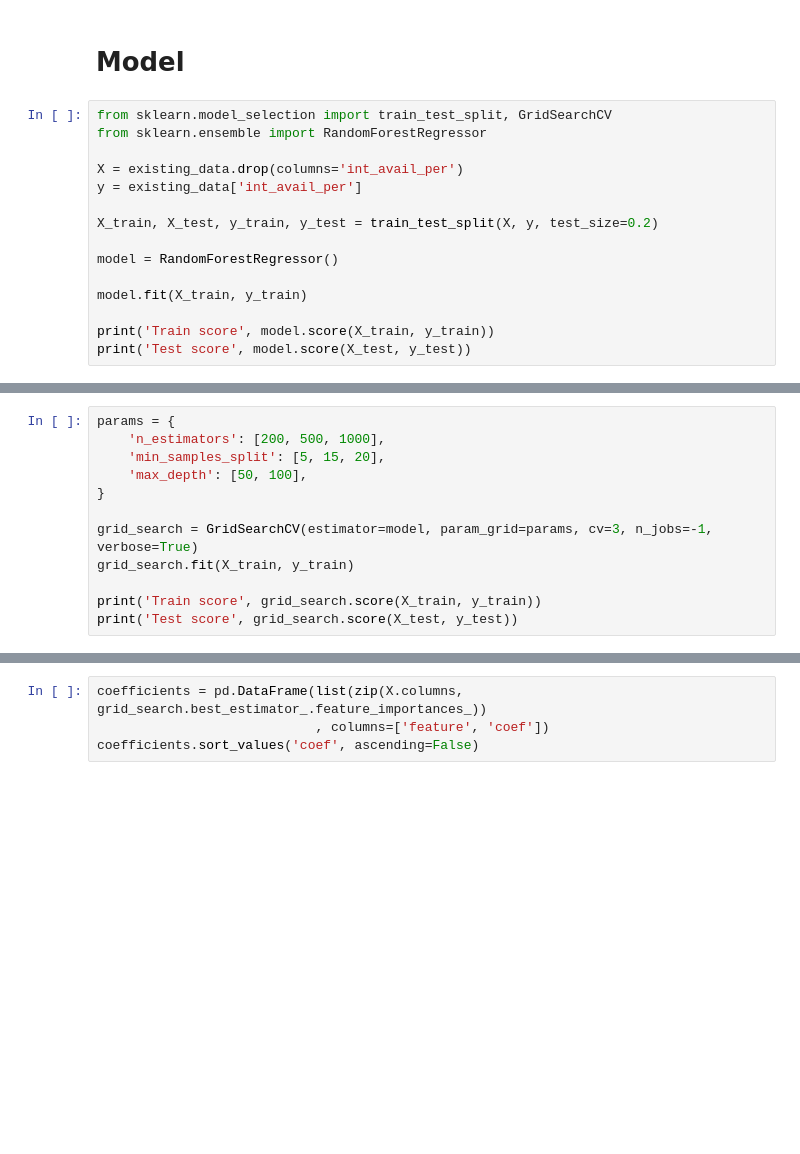
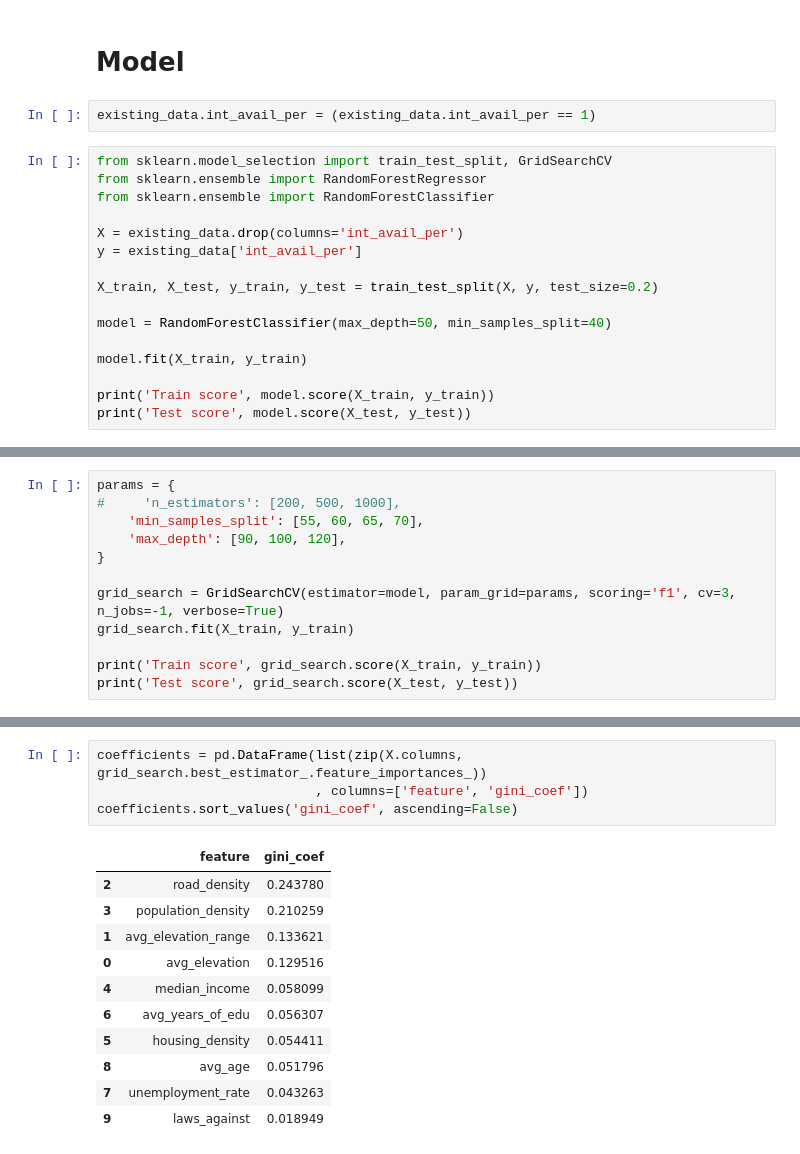
Before and after one commit to fccdsicapstone/data-exploration, a Jupyter notebook: internet_access_rate_analysis_model.ipynb, the cells around one changed output, grey strips where cells are left out. Saved outputs shown, nothing was run; the diff lists cells and outputs as text; blank space fills up the shorter version.

```diff
--- a/internet_access_rate_analysis_model.ipynb
+++ b/internet_access_rate_analysis_model.ipynb
@@ -185,15 +226,18 @@ sns.heatmap(corr, ax=ax, cmap='RdYlGn', square=True, annot=True)
 # %% [markdown]
 # Model
+# %%
+existing_data.int_avail_per = (existing_data.int_avail_per == 1)
 # %%
 from sklearn.model_selection import train_test_split, GridSearchCV
 from sklearn.ensemble import RandomForestRegressor
+from sklearn.ensemble import RandomForestClassifier
 
 X = existing_data.drop(columns='int_avail_per')
 y = existing_data['int_avail_per']
 
 X_train, X_test, y_train, y_test = train_test_split(X, y, test_size=0.2)
 
-model = RandomForestRegressor()
+model = RandomForestClassifier(max_depth=50, min_samples_split=40)
 
 model.fit(X_train, y_train)
 
@@ -205,11 +249,11 @@ Test score 0.24550252735026157
 # %%
 params = {
-    'n_estimators': [200, 500, 1000],
-    'min_samples_split': [5, 15, 20],
-    'max_depth': [50, 100],
+#     'n_estimators': [200, 500, 1000],
+    'min_samples_split': [55, 60, 65, 70],
+    'max_depth': [90, 100, 120],
 }
 
-grid_search = GridSearchCV(estimator=model, param_grid=params, cv=3, n_jobs=-1, verbose=True)
+grid_search = GridSearchCV(estimator=model, param_grid=params, scoring='f1', cv=3, n_jobs=-1, verbose=True)
 grid_search.fit(X_train, y_train)
 
 print('Train score', grid_search.score(X_train, y_train))
@@ -219,4 +270,16 @@ grid_search.best_params_
 # %%
 coefficients = pd.DataFrame(list(zip(X.columns, grid_search.best_estimator_.feature_importances_))
-                            , columns=['feature', 'coef'])
-coefficients.sort_values('coef', ascending=False)
+                            , columns=['feature', 'gini_coef'])
+coefficients.sort_values('gini_coef', ascending=False)
+# %% [output]
+|  | feature | gini_coef |
+| 2 | road_density | 0.243780 |
+| 3 | population_density | 0.210259 |
+| 1 | avg_elevation_range | 0.133621 |
+| 0 | avg_elevation | 0.129516 |
+| 4 | median_income | 0.058099 |
+| 6 | avg_years_of_edu | 0.056307 |
+| 5 | housing_density | 0.054411 |
+| 8 | avg_age | 0.051796 |
+| 7 | unemployment_rate | 0.043263 |
+| 9 | laws_against | 0.018949 |
```
Also changed, not shown: parts of 19 cells of this notebook.
